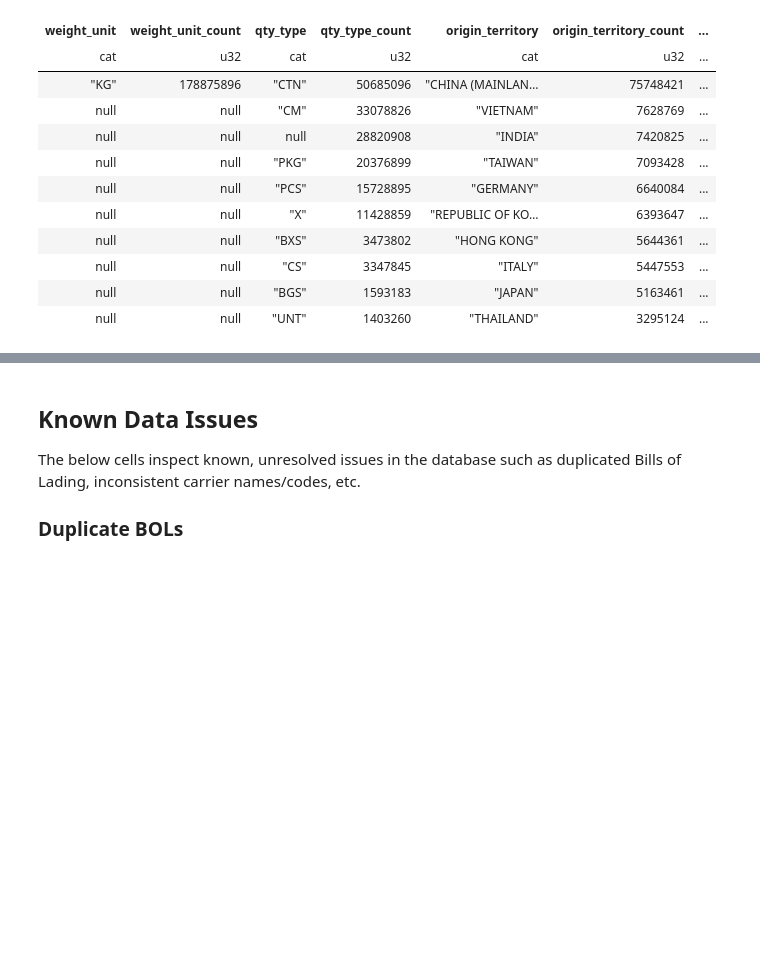
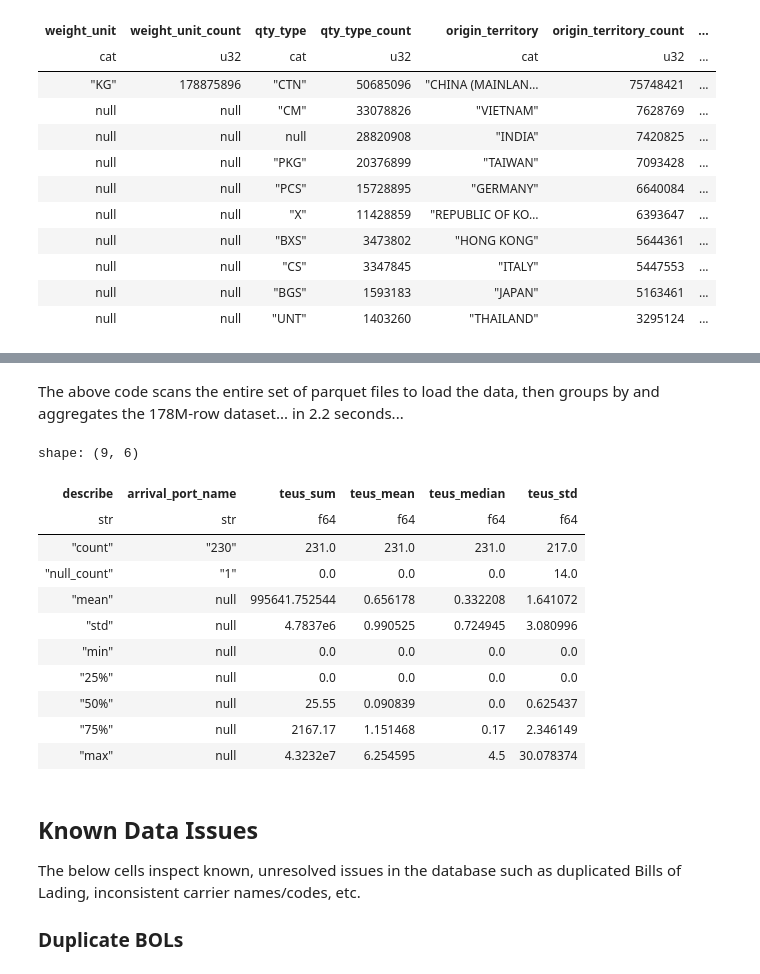
Before and after one commit to epistemetrica/PIERS-Data-Project, a Jupyter notebook: piers_explore.ipynb, the cells around one changed output, grey strips where cells are left out. Saved outputs shown, nothing was run; the diff lists cells and outputs as text; code cells hidden in the pictures; blank space fills up the shorter version.

```diff
--- a/piers_explore.ipynb
+++ b/piers_explore.ipynb
@@ -210,3 +293,35 @@ shape: (10, 20)
+# %%
+#Explore Monthly Volumes
+
+#TEUs by arrival port
+teus_by_port_df = (
+    imports_lzdf.group_by('arrival_port_name')
+    .agg([
+        pl.col('teus').sum().alias('teus_sum'),
+        pl.col('teus').mean().alias('teus_mean'),
+        pl.col('teus').median().alias('teus_median'),
+        pl.col('teus').std().alias('teus_std')
+    ])
+    .sort('teus_sum', descending=True)
+    .collect()
+)
+# %% [markdown]
+The above code scans the entire set of parquet files to load the data, then groups by and aggregates the 178M-row dataset... in 2.2 seconds...
+# %%
+teus_by_port_df.describe()
+# %% [output]
+shape: (9, 6)
+| describe | arrival_port_name | teus_sum | teus_mean | teus_median | teus_std |
+| str | str | f64 | f64 | f64 | f64 |
+| "count" | "230" | 231.0 | 231.0 | 231.0 | 217.0 |
+| "null_count" | "1" | 0.0 | 0.0 | 0.0 | 14.0 |
+| "mean" | null | 995641.752544 | 0.656178 | 0.332208 | 1.641072 |
+| "std" | null | 4.7837e6 | 0.990525 | 0.724945 | 3.080996 |
+| "min" | null | 0.0 | 0.0 | 0.0 | 0.0 |
+| "25%" | null | 0.0 | 0.0 | 0.0 | 0.0 |
+| "50%" | null | 25.55 | 0.090839 | 0.0 | 0.625437 |
+| "75%" | null | 2167.17 | 1.151468 | 0.17 | 2.346149 |
+| "max" | null | 4.3232e7 | 6.254595 | 4.5 | 30.078374 |
 # %% [markdown]
 ## Known Data Issues
 
```
Also changed, not shown: parts of 9 cells of this notebook.
